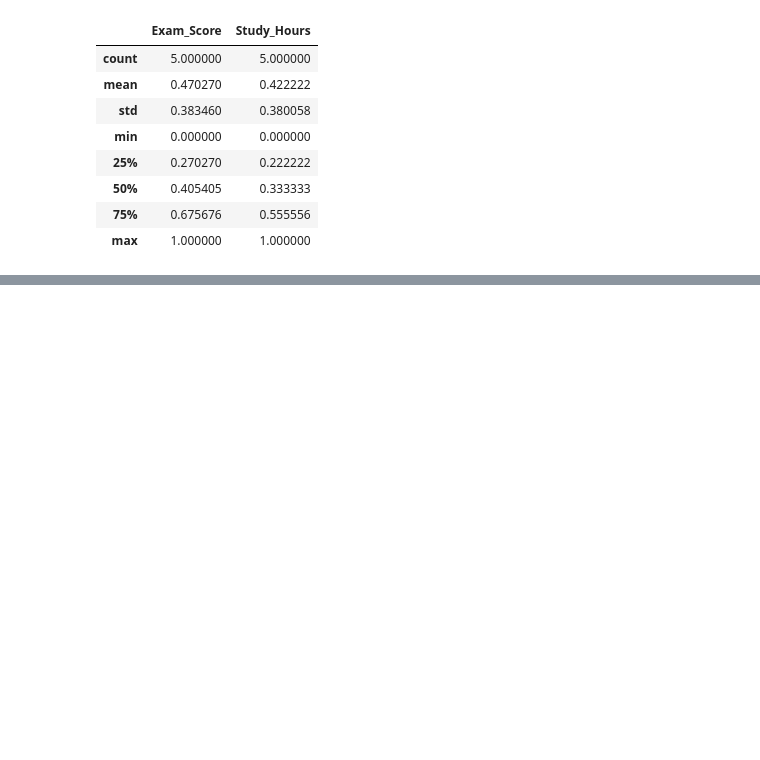
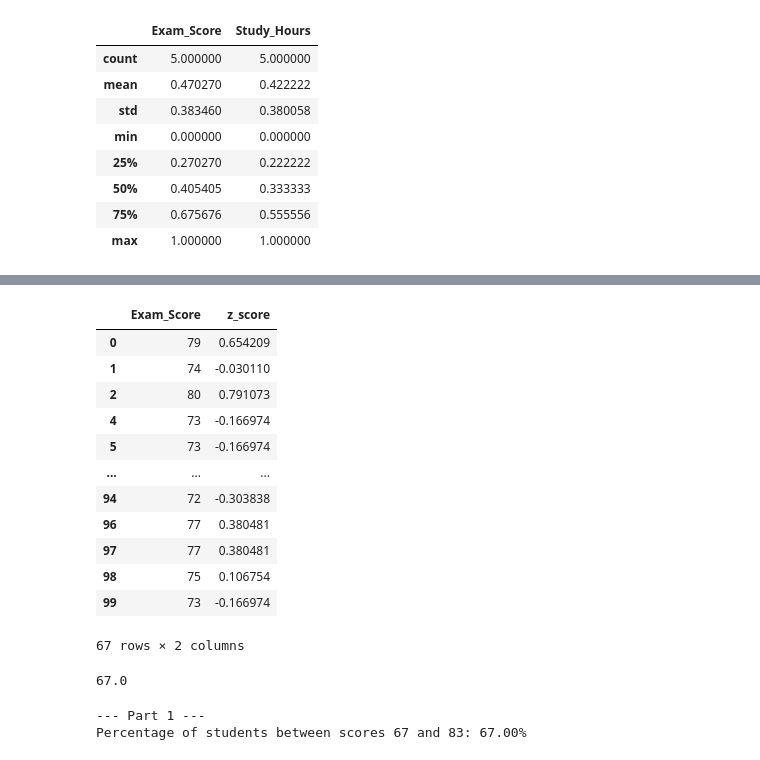
Before and after one commit to TanjiEvan/Python, a Jupyter notebook: Statistics/Basic.ipynb, the cells around one changed output, grey strips where cells are left out. Cells and saved outputs as stored; diff of their text form; code cells hidden in the pictures; blank space fills up the shorter version.

Commit message:
Solved the The Exam Score Problem

```diff
--- a/Statistics/Basic.ipynb
+++ b/Statistics/Basic.ipynb
@@ -230,0 +239,9 @@ df.describe()
+# %%
+# Generate exam scores for 100 students following a normal distribution
+# Mean (µ) = 75, Standard Deviation (σ) = 8
+exam_scores = np.random.normal(loc=75, scale=8, size=100)
+exam_scores = np.round(exam_scores).astype(int)  # Round to nearest integer
+# %%
+# Create a Pandas DataFrame
+df = pd.DataFrame({'Exam_Score': exam_scores})
+df
@@ -230,0 +262,4 @@ df.describe()
+# %%
+# --- Part 1: Percentage between 67 and 83 ---
+# Calculate z-scores
+df['z_score'] = (df['Exam_Score'] - df['Exam_Score'].mean()) / df['Exam_Score'].std()
@@ -230,0 +281,30 @@ df.describe()
+# %%
+# Filter for scores between z-scores of -1 and +1
+students_within_one_std = df[(df['z_score'] >= -1) & (df['z_score'] <= 1)]
+students_within_one_std
+# %% [output]
+|  | Exam_Score | z_score |
+| 0 | 79 | 0.654209 |
+| 1 | 74 | -0.030110 |
+| 2 | 80 | 0.791073 |
+| 4 | 73 | -0.166974 |
+| 5 | 73 | -0.166974 |
+| ... | ... | ... |
+| 94 | 72 | -0.303838 |
+| 96 | 77 | 0.380481 |
+| 97 | 77 | 0.380481 |
+| 98 | 75 | 0.106754 |
+| 99 | 73 | -0.166974 |
+67 rows × 2 columns
+# %%
+# Calculate the percentage
+percentage_within_one_std = (len(students_within_one_std) / len(df)) * 100
+percentage_within_one_std
+# %% [output]
+67.0
+# %%
+print("\n--- Part 1 ---")
+print(f"Percentage of students between scores 67 and 83: {percentage_within_one_std:.2f}%")
+# %% [output]
+--- Part 1 ---
+Percentage of students between scores 67 and 83: 67.00%
```
Also changed, not shown: parts of 14 cells of this notebook.
